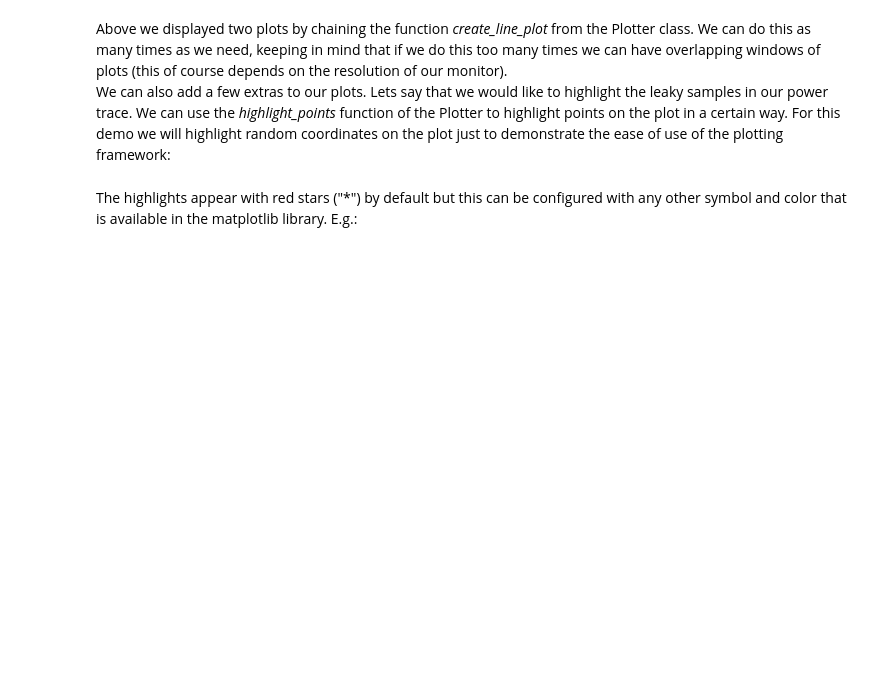
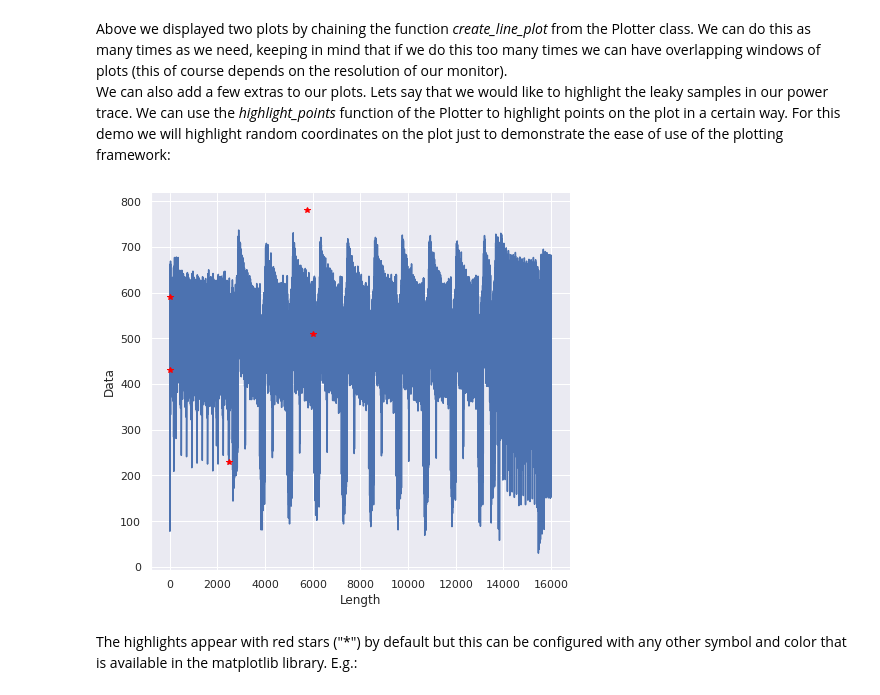
Before and after one commit to RazePerson/sca-leakage-detection-framework, a Jupyter notebook: sca-leakage-detection-framework/main-app.ipynb, the cells around one changed output. Saved outputs shown, nothing was run; the diff lists cells and outputs as text; code cells hidden in the pictures; blank space fills up the shorter version.

```diff
--- a/sca-leakage-detection-framework/main-app.ipynb
+++ b/sca-leakage-detection-framework/main-app.ipynb
@@ -205,7 +277,9 @@ We can also add a few extras to our plots. Lets say that we would like to highli
 For this demo we will highlight random coordinates on the plot just to demonstrate the ease of use of the plotting framework:
 # %%
 coord = ((12, 430), (30, 590), (2500, 230), (5760, 781), (6000, 510))
-plotter.create_line_plot(t_test_data.get_all_traces()).highlight_points(coord).plot()
+plotter.create_line_plot(trace_data.get_all_traces()).highlight_points(coord).plot()
+# %% [output]
+[figure, added]
 # %% [markdown]
 The highlights appear with red stars ("*") by default but this can be configured with any other symbol and color that is available in the matplotlib library. E.g.:
 # %%
```
Also changed, not shown: parts of 32 cells of this notebook, 7 other files.
